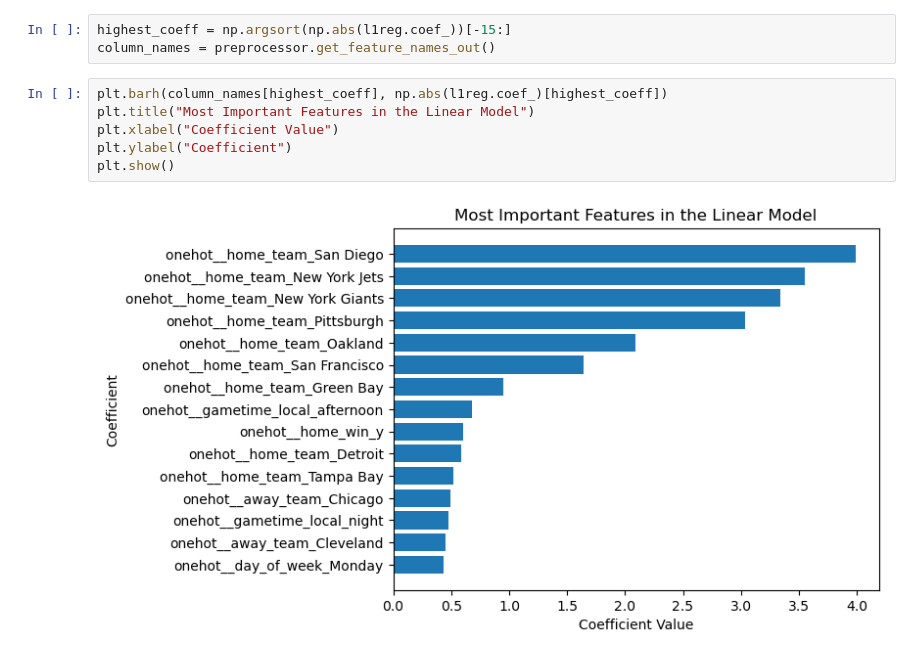
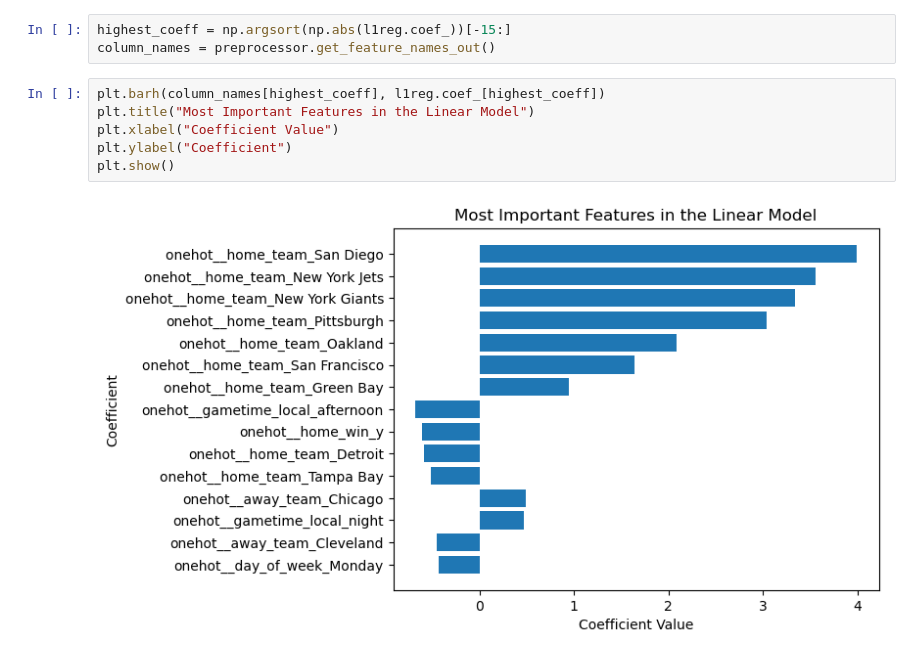
Before and after one commit to jacobaxel/mlfinal, a Jupyter notebook: src/Project Notebook.ipynb, the cells around one changed output. Cells and saved outputs as stored; diff of their text form.

```diff
--- a/src/Project Notebook.ipynb
+++ b/src/Project Notebook.ipynb
@@ -255,10 +255,10 @@ L1 Regression Test MSE:  28.322814244626677
 highest_coeff = np.argsort(np.abs(l1reg.coef_))[-15:]
 column_names = preprocessor.get_feature_names_out()
 # %%
-plt.barh(column_names[highest_coeff], np.abs(l1reg.coef_)[highest_coeff])
+plt.barh(column_names[highest_coeff], l1reg.coef_[highest_coeff])
 plt.title("Most Important Features in the Linear Model")
 plt.xlabel("Coefficient Value")
 plt.ylabel("Coefficient")
 plt.show()
 # %% [output]
-[figure, old version]
+[figure, new version]
```
Also changed, not shown: 1 other file.
